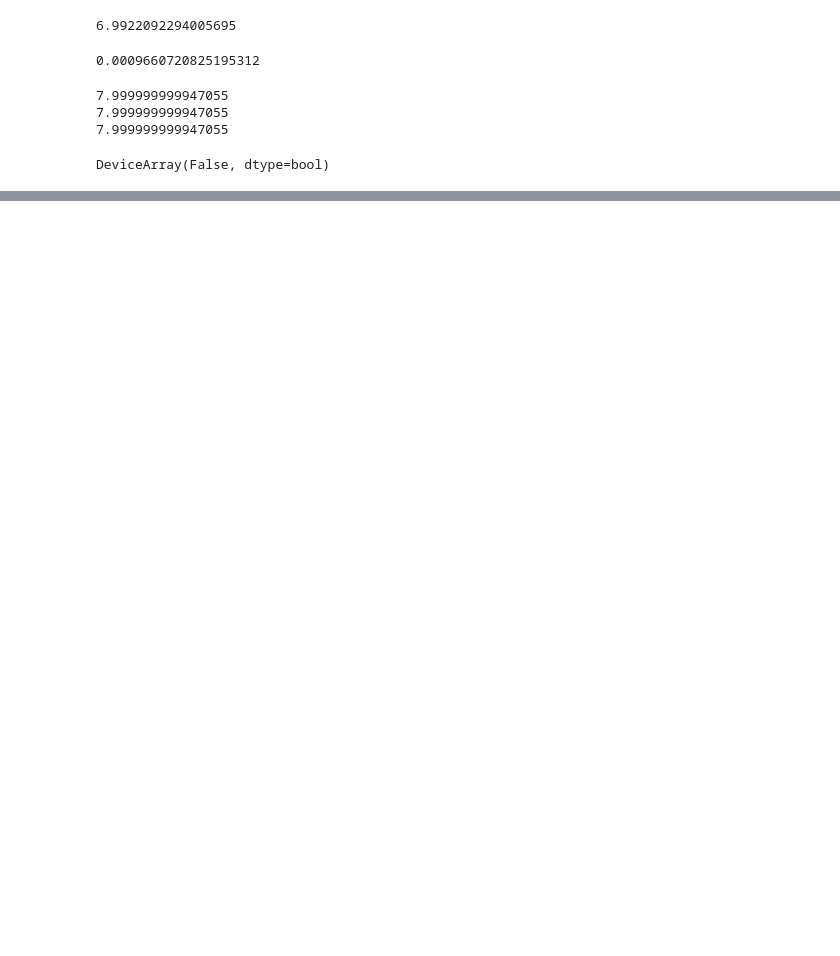
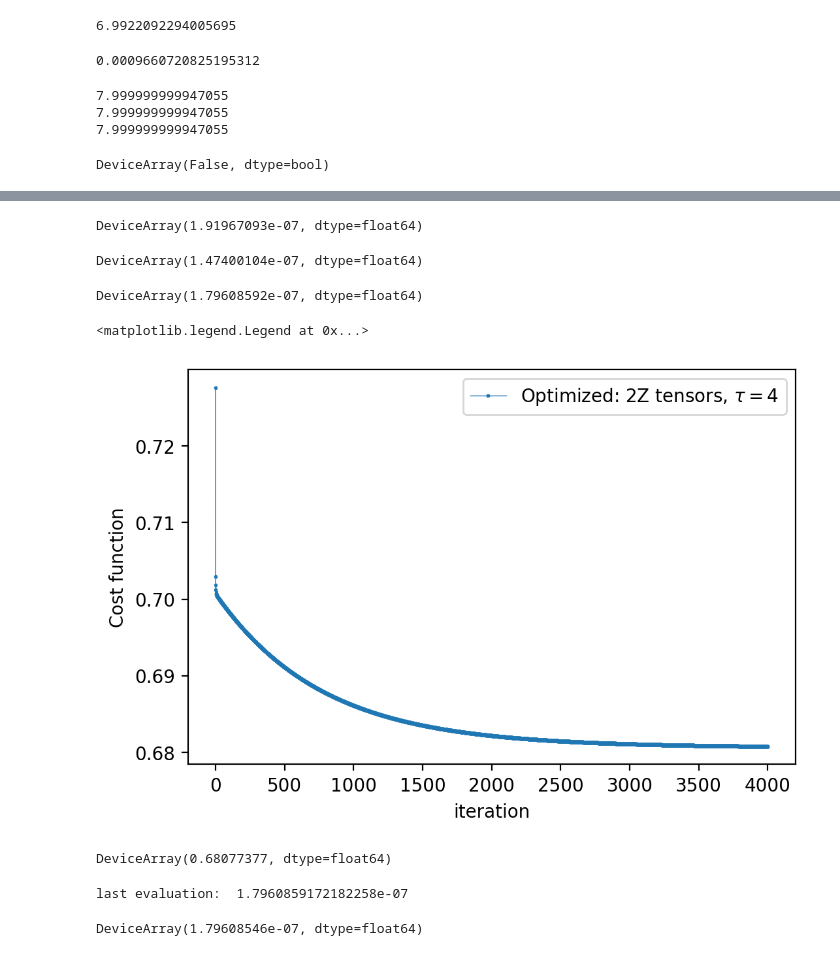
Before and after one commit to EmilianoG-byte/opentn, a Jupyter notebook: experiments/gradient.ipynb, the cells around one changed output, grey strips where cells are left out. Cells and saved outputs as stored; diff of their text form; code cells hidden in the pictures; blank space fills up the shorter version.

```diff
--- a/experiments/gradient.ipynb
+++ b/experiments/gradient.ipynb
@@ -1504,0 +1552,50 @@ DeviceArray(False, dtype=bool)
+# %%
+from opentn.optimization import model_Zs
+from opentn.transformations import lindbladian2super, create_supertensored_from_local
+superop = lindbladian2super(Li=[Lnn])
+superop = exp_operator_dt(superop, tau/2, 'jax')
+W1 = factorize_psd(super2choi(superop))
+# %%
+compute_loss(xi=W1, loss_fn=frobenius_norm, model=model_Zs, exact=exp_Lvec, Xj=xi_n4[-1][1], Xk=xi_n4[-1][2], N=4)
+# %% [output]
+DeviceArray(1.91967093e-07, dtype=float64)
+# %%
+cost_n4[-1]
+# %% [output]
+DeviceArray(1.47400104e-07, dtype=float64)
+# %%
+# lets do an optimization
+cost_w, grads_w, xi_w = gds(fn=compute_loss, x0=W1, iter=4000, loss_fn=frobenius_norm, model=model_Zs, rate=2e-10, exact = exp_Lvec, Xj=xi_n4[-1][1], Xk=xi_n4[-1][2], N=4, show_cost=False, store_all=False)
+cost_w[-1]
+# %% [output]
+DeviceArray(1.79608592e-07, dtype=float64)
+# %%
+data = cost_n4[::]
+fig = plt.figure(dpi=200)
+# plt.plot(range(len(data)), np.array(data)/cost_n4[0], '-x', markersize=1.5,linewidth=0.5,label=r'Optimized: 3Y Layers, $\tau = 4$')
+data = cost_w[::]
+plt.plot(range(len(data)), np.array(data)/cost_n4[0], '-x', markersize=1.5,linewidth=0.5,label=r'Optimized: 2Z tensors, $\tau = 4$')
+plt.ylabel(r'Cost function')
+plt.xlabel('iteration')
+plt.legend()
+# %% [output]
+<matplotlib.legend.Legend at 0x...>
+[figure, added]
+# %%
+cost_w[-1]/cost_n4[0] # for 2000 iterations: 0.68218619
+# %% [output]
+DeviceArray(0.68077377, dtype=float64)
+# %%
+# now i should use the Y1 that we get from W1 and update in the same way Y2.
+# lets check first if we get the same result when updating Z1 to Y1
+from opentn.transformations import convert_supertensored2liouvillianfull
+W1_local = xi_w[-1]
+W1 = create_supertensored_from_local(W1_local, N=4)
+X1_w = convert_supertensored2liouvillianfull(W1, N=4, d=2)
+
+print('last evaluation: ',  cost_w[-1])
+
+compute_loss(xi=[X1_w, xi_n4[-1][1], xi_n4[-1][2]], loss_fn=frobenius_norm, model=model_Ys, exact=exp_Lvec)
+# %% [output]
+last evaluation:  1.7960859172182258e-07
+DeviceArray(1.79608546e-07, dtype=float64)
```
Also changed, not shown: parts of 12 cells of this notebook, 5 other files.
